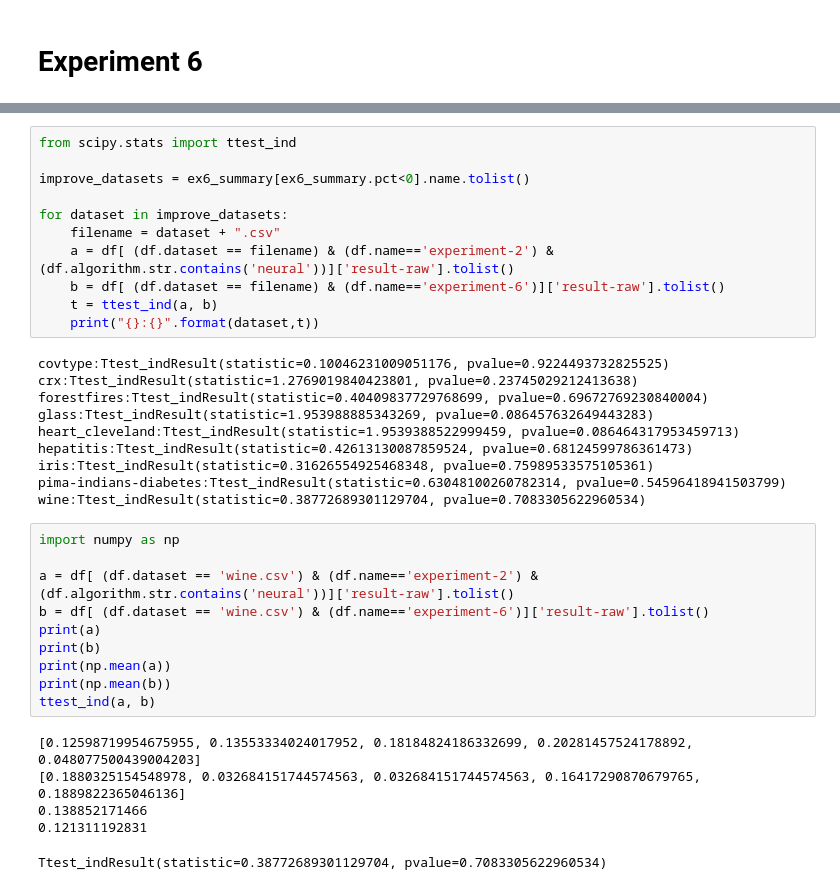
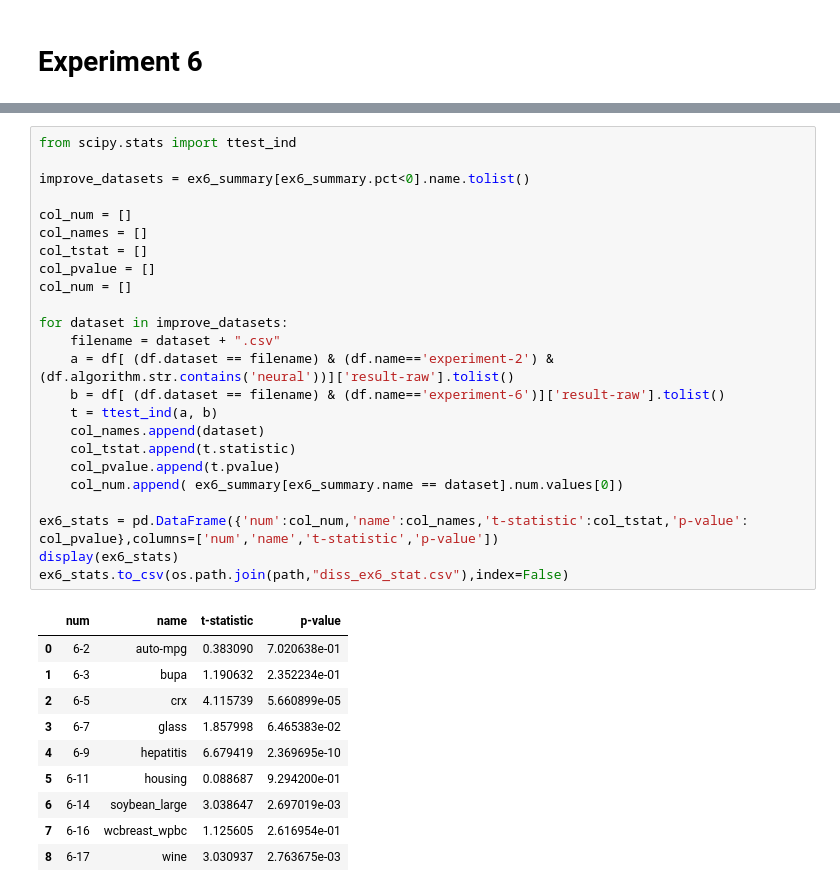
Before and after one commit to jeffheaton/phd-dissertation, a Jupyter notebook: python/dissertation_tables.ipynb, the cells around one changed output, grey strips where cells are left out. Cells and saved outputs as stored; diff of their text form.

```diff
--- a/python/dissertation_tables.ipynb
+++ b/python/dissertation_tables.ipynb
@@ -207,37 +212,35 @@ ex6_summary.to_csv(os.path.join(path,"diss_ex6.csv"),index=False)
 # %%
 from scipy.stats import ttest_ind
 
 improve_datasets = ex6_summary[ex6_summary.pct<0].name.tolist()
+
+col_num = []
+col_names = []
+col_tstat = []
+col_pvalue = []
+col_num = []
 
 for dataset in improve_datasets:
     filename = dataset + ".csv"
     a = df[ (df.dataset == filename) & (df.name=='experiment-2') & (df.algorithm.str.contains('neural'))]['result-raw'].tolist()
     b = df[ (df.dataset == filename) & (df.name=='experiment-6')]['result-raw'].tolist()
     t = ttest_ind(a, b)
-    print("{}:{}".format(dataset,t))
+    col_names.append(dataset)
+    col_tstat.append(t.statistic)
+    col_pvalue.append(t.pvalue)
+    col_num.append( ex6_summary[ex6_summary.name == dataset].num.values[0])
+
+ex6_stats = pd.DataFrame({'num':col_num,'name':col_names,'t-statistic':col_tstat,'p-value': col_pvalue},columns=['num','name','t-statistic','p-value'])
+display(ex6_stats)
+ex6_stats.to_csv(os.path.join(path,"diss_ex6_stat.csv"),index=False)
 # %% [output]
-covtype:Ttest_indResult(statistic=0.10046231009051176, pvalue=0.9224493732825525)
-crx:Ttest_indResult(statistic=1.2769019840423801, pvalue=0.23745029212413638)
-forestfires:Ttest_indResult(statistic=0.40409837729768699, pvalue=0.69672769230840004)
-glass:Ttest_indResult(statistic=1.953988885343269, pvalue=0.086457632649443283)
-heart_cleveland:Ttest_indResult(statistic=1.9539388522999459, pvalue=0.086464317953459713)
-hepatitis:Ttest_indResult(statistic=0.42613130087859524, pvalue=0.68124599786361473)
-iris:Ttest_indResult(statistic=0.31626554925468348, pvalue=0.75989533575105361)
-pima-indians-diabetes:Ttest_indResult(statistic=0.63048100260782314, pvalue=0.54596418941503799)
-wine:Ttest_indResult(statistic=0.38772689301129704, pvalue=0.7083305622960534)
+|  | num | name | t-statistic | p-value |
+| 0 | 6-2 | auto-mpg | 0.383090 | 7.020638e-01 |
+| 1 | 6-3 | bupa | 1.190632 | 2.352234e-01 |
+| 2 | 6-5 | crx | 4.115739 | 5.660899e-05 |
+| 3 | 6-7 | glass | 1.857998 | 6.465383e-02 |
+| 4 | 6-9 | hepatitis | 6.679419 | 2.369695e-10 |
+| 5 | 6-11 | housing | 0.088687 | 9.294200e-01 |
+| 6 | 6-14 | soybean_large | 3.038647 | 2.697019e-03 |
+| 7 | 6-16 | wcbreast_wpbc | 1.125605 | 2.616954e-01 |
+| 8 | 6-17 | wine | 3.030937 | 2.763675e-03 |
-# %%
-import numpy as np
-
-a = df[ (df.dataset == 'wine.csv') & (df.name=='experiment-2') & (df.algorithm.str.contains('neural'))]['result-raw'].tolist()
-b = df[ (df.dataset == 'wine.csv') & (df.name=='experiment-6')]['result-raw'].tolist()
-print(a)
-print(b)
-print(np.mean(a))
-print(np.mean(b))
-ttest_ind(a, b)
-# %% [output]
-[0.12598719954675955, 0.13553334024017952, 0.18184824186332699, 0.20281457524178892, 0.048077500439004203]
-[0.1880325154548978, 0.032684151744574563, 0.032684151744574563, 0.16417290870679765, 0.1889822365046136]
-0.138852171466
-0.121311192831
-Ttest_indResult(statistic=0.38772689301129704, pvalue=0.7083305622960534)
```
Also changed, not shown: parts of 8 cells of this notebook.
